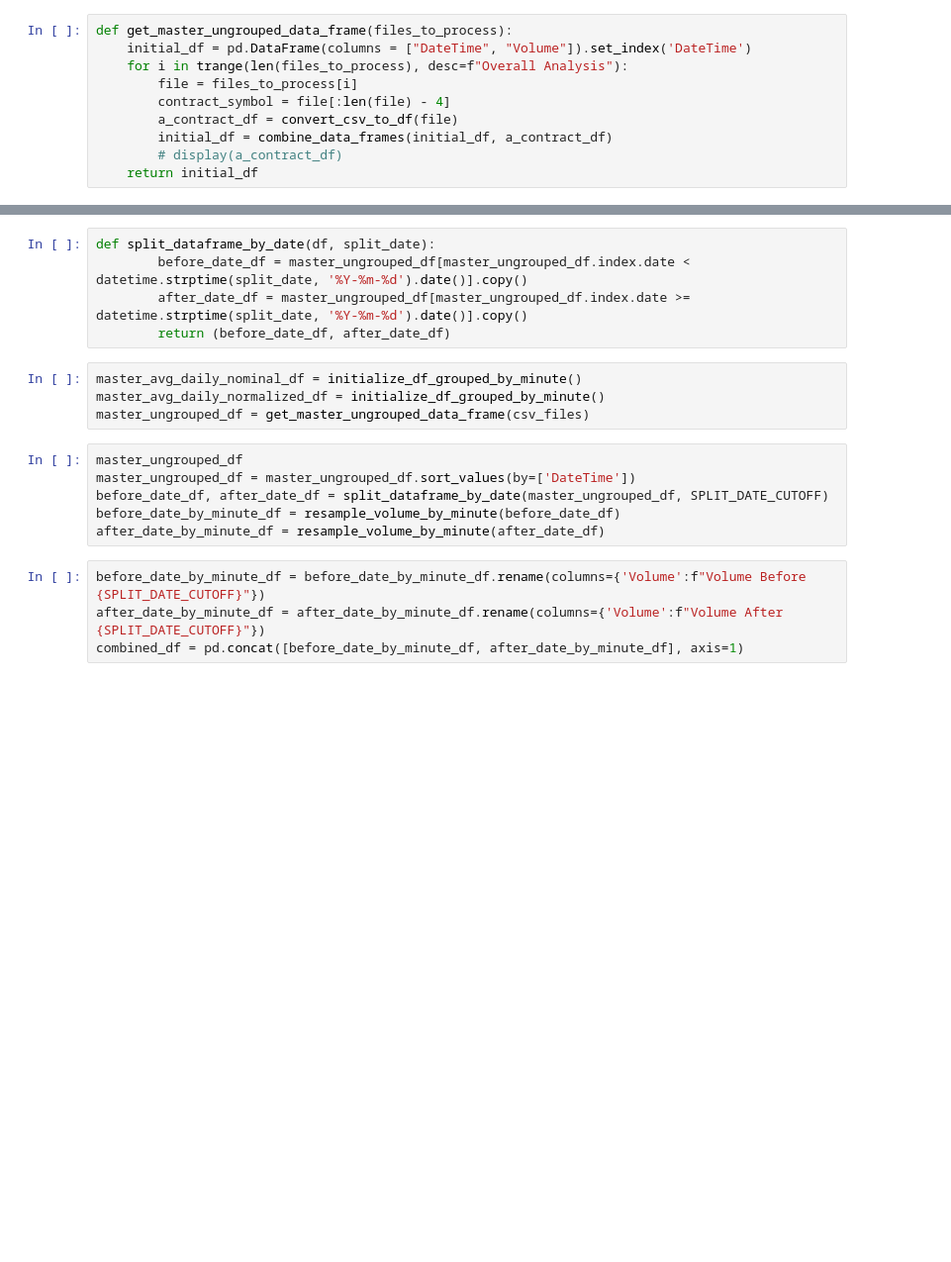
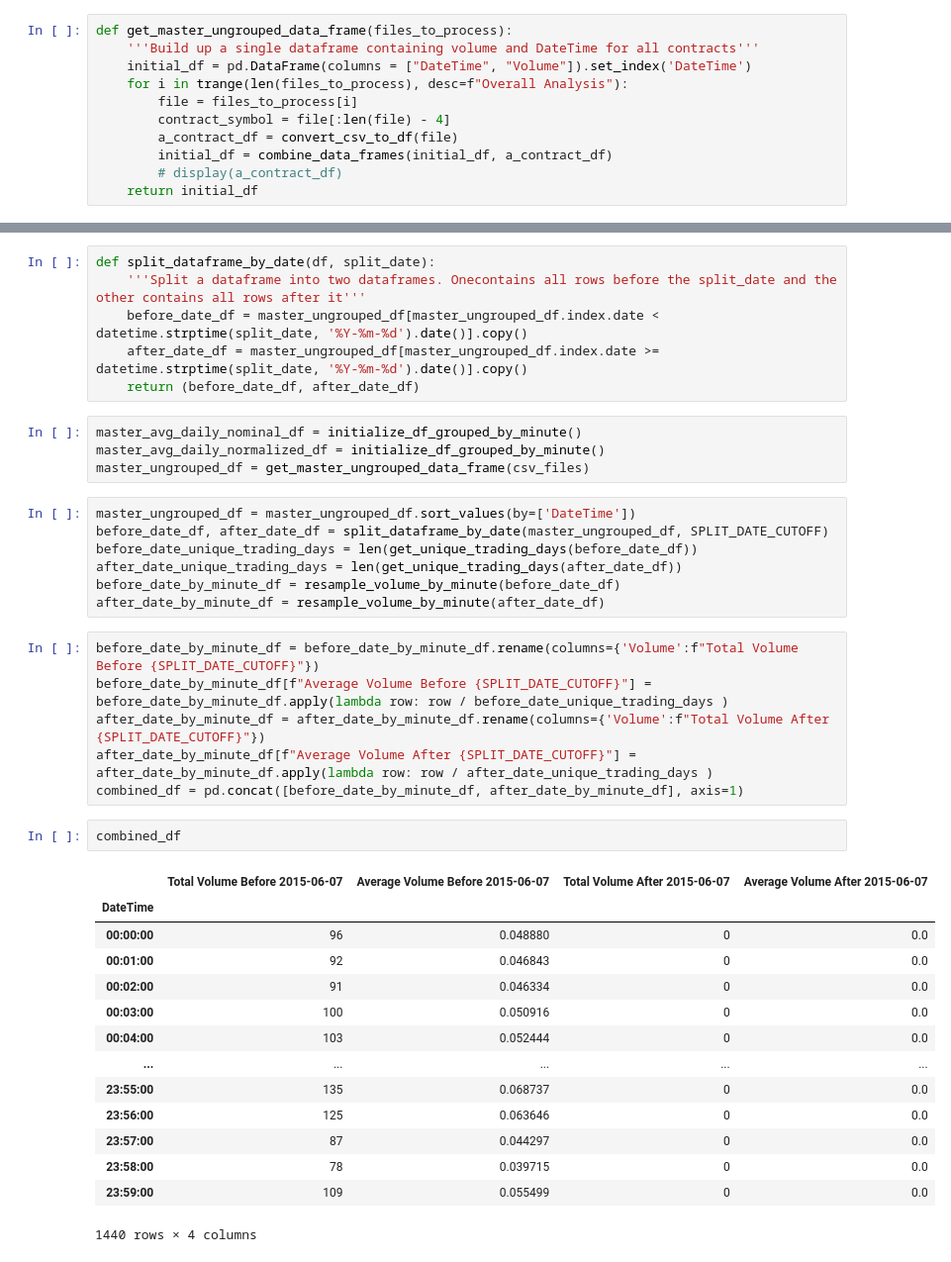
Before and after one commit to cooper437/commodities-research, a Jupyter notebook: notebooks/commodities_split_by_date.ipynb, the cells around one changed output, grey strips where cells are left out. Shown: that part at 99% size. Drawn from its saved outputs; the diff is of its cells as text; blank space fills up the shorter version.

```diff
--- a/notebooks/commodities_split_by_date.ipynb
+++ b/notebooks/commodities_split_by_date.ipynb
@@ -46,6 +64,7 @@ def combine_data_frames(df1,df2):
     return combined_df
 # %%
 def get_master_ungrouped_data_frame(files_to_process):
+    '''Build up a single dataframe containing volume and DateTime for all contracts'''
     initial_df = pd.DataFrame(columns = ["DateTime", "Volume"]).set_index('DateTime')
     for i in trange(len(files_to_process), desc=f"Overall Analysis"):
         file = files_to_process[i]
@@ -62,20 +81,41 @@ def resample_volume_by_minute(df):
     return df_volume_by_minute
 # %%
 def split_dataframe_by_date(df, split_date):
-        before_date_df = master_ungrouped_df[master_ungrouped_df.index.date < datetime.strptime(split_date, '%Y-%m-%d').date()].copy()
-        after_date_df = master_ungrouped_df[master_ungrouped_df.index.date >= datetime.strptime(split_date, '%Y-%m-%d').date()].copy()
-        return (before_date_df, after_date_df)
+    '''Split a dataframe into two dataframes. Onecontains all rows before the split_date and the other contains all rows after it'''
+    before_date_df = master_ungrouped_df[master_ungrouped_df.index.date < datetime.strptime(split_date, '%Y-%m-%d').date()].copy()
+    after_date_df = master_ungrouped_df[master_ungrouped_df.index.date >= datetime.strptime(split_date, '%Y-%m-%d').date()].copy()
+    return (before_date_df, after_date_df)
 # %%
 master_avg_daily_nominal_df = initialize_df_grouped_by_minute()
 master_avg_daily_normalized_df = initialize_df_grouped_by_minute()
 master_ungrouped_df = get_master_ungrouped_data_frame(csv_files)
 # %%
-master_ungrouped_df
 master_ungrouped_df = master_ungrouped_df.sort_values(by=['DateTime'])
 before_date_df, after_date_df = split_dataframe_by_date(master_ungrouped_df, SPLIT_DATE_CUTOFF)
+before_date_unique_trading_days = len(get_unique_trading_days(before_date_df))
+after_date_unique_trading_days = len(get_unique_trading_days(after_date_df))
 before_date_by_minute_df = resample_volume_by_minute(before_date_df)
 after_date_by_minute_df = resample_volume_by_minute(after_date_df)
 # %%
-before_date_by_minute_df = before_date_by_minute_df.rename(columns={'Volume':f"Volume Before {SPLIT_DATE_CUTOFF}"})
-after_date_by_minute_df = after_date_by_minute_df.rename(columns={'Volume':f"Volume After {SPLIT_DATE_CUTOFF}"})
+before_date_by_minute_df = before_date_by_minute_df.rename(columns={'Volume':f"Total Volume Before {SPLIT_DATE_CUTOFF}"})
+before_date_by_minute_df[f"Average Volume Before {SPLIT_DATE_CUTOFF}"] = before_date_by_minute_df.apply(lambda row: row / before_date_unique_trading_days )
+after_date_by_minute_df = after_date_by_minute_df.rename(columns={'Volume':f"Total Volume After {SPLIT_DATE_CUTOFF}"})
+after_date_by_minute_df[f"Average Volume After {SPLIT_DATE_CUTOFF}"] = after_date_by_minute_df.apply(lambda row: row / after_date_unique_trading_days )
 combined_df = pd.concat([before_date_by_minute_df, after_date_by_minute_df], axis=1)
+# %%
+combined_df
+# %% [output]
+|  | Total Volume Before 2015-06-07 | Average Volume Before 2015-06-07 | Total Volume After 2015-06-07 | Average Volume After 2015-06-07 |
+| DateTime |  |  |  |  |
+| 00:00:00 | 96 | 0.048880 | 0 | 0.0 |
+| 00:01:00 | 92 | 0.046843 | 0 | 0.0 |
+| 00:02:00 | 91 | 0.046334 | 0 | 0.0 |
+| 00:03:00 | 100 | 0.050916 | 0 | 0.0 |
+| 00:04:00 | 103 | 0.052444 | 0 | 0.0 |
+| ... | ... | ... | ... | ... |
+| 23:55:00 | 135 | 0.068737 | 0 | 0.0 |
+| 23:56:00 | 125 | 0.063646 | 0 | 0.0 |
+| 23:57:00 | 87 | 0.044297 | 0 | 0.0 |
+| 23:58:00 | 78 | 0.039715 | 0 | 0.0 |
+| 23:59:00 | 109 | 0.055499 | 0 | 0.0 |
+1440 rows × 4 columns
```
Also changed, not shown: parts of 6 cells of this notebook.
